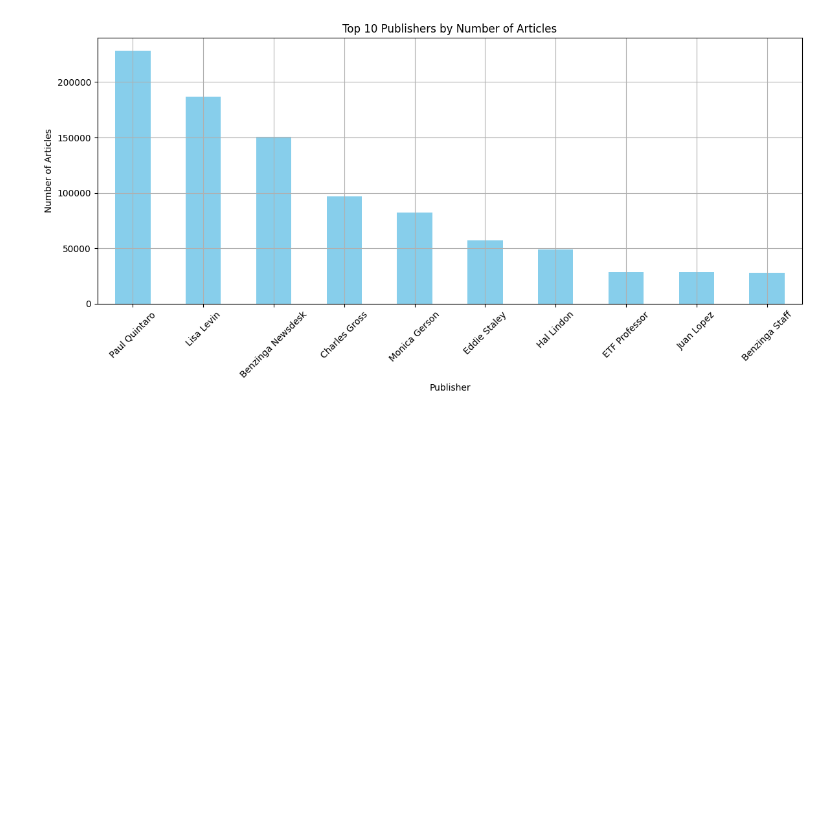
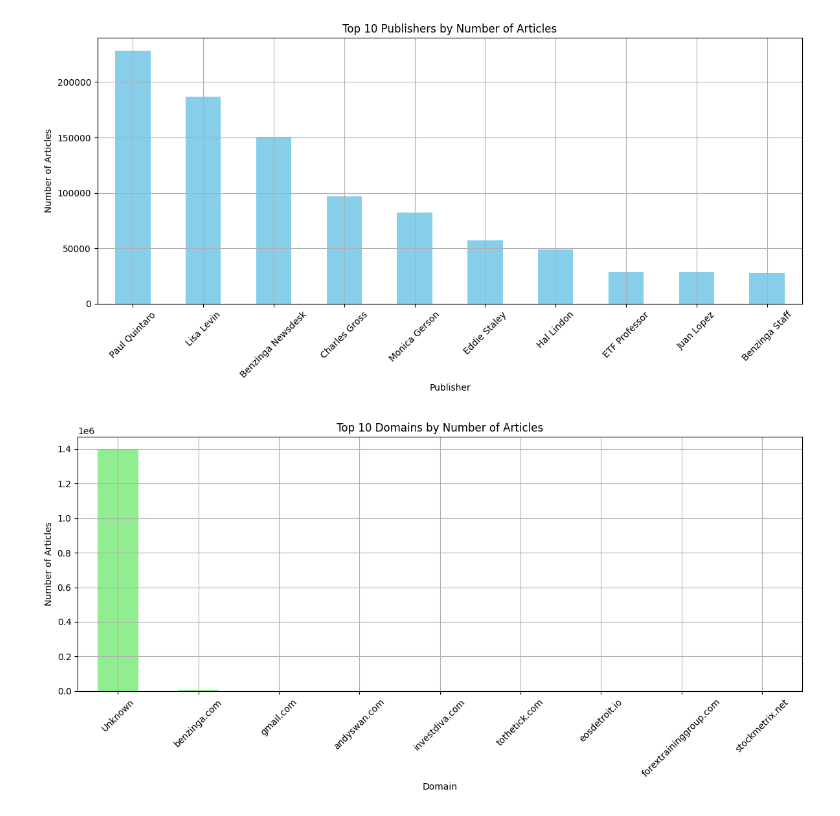
Before and after one commit to bef898/week1, a Jupyter notebook: notebooks/Publisher_anylalysis.ipynb, the cells around one changed output. Drawn from its saved outputs; the diff is of its cells as text; code cells hidden in the pictures; blank space fills up the shorter version.

Commit message:
finalize publisher analysisi

```diff
--- a/notebooks/Publisher_anylalysis.ipynb
+++ b/notebooks/Publisher_anylalysis.ipynb
@@ -42,3 +43,27 @@ plt.tight_layout()
 plt.show()
 # %% [output]
 [figure]
+# %%
+### 2. Unique Domain Identification ###
+
+# Extract domain names if emails are used as publisher names
+def extract_domain(email):
+    return email.split('@')[-1] if '@' in email else 'Unknown'
+
+data['Domain'] = data['publisher'].apply(extract_domain)
+
+# Count the number of articles by domain
+domain_counts = data['Domain'].value_counts()
+
+# Plot the top 10 domains by number of articles
+plt.figure(figsize=(12, 6))
+domain_counts.head(10).plot(kind='bar', color='lightgreen')
+plt.title('Top 10 Domains by Number of Articles')
+plt.xlabel('Domain')
+plt.ylabel('Number of Articles')
+plt.xticks(rotation=45)
+plt.grid(True)
+plt.tight_layout()
+plt.show()
+# %% [output]
+[figure, added]
```
Also changed, not shown: parts of 5 cells of this notebook.
